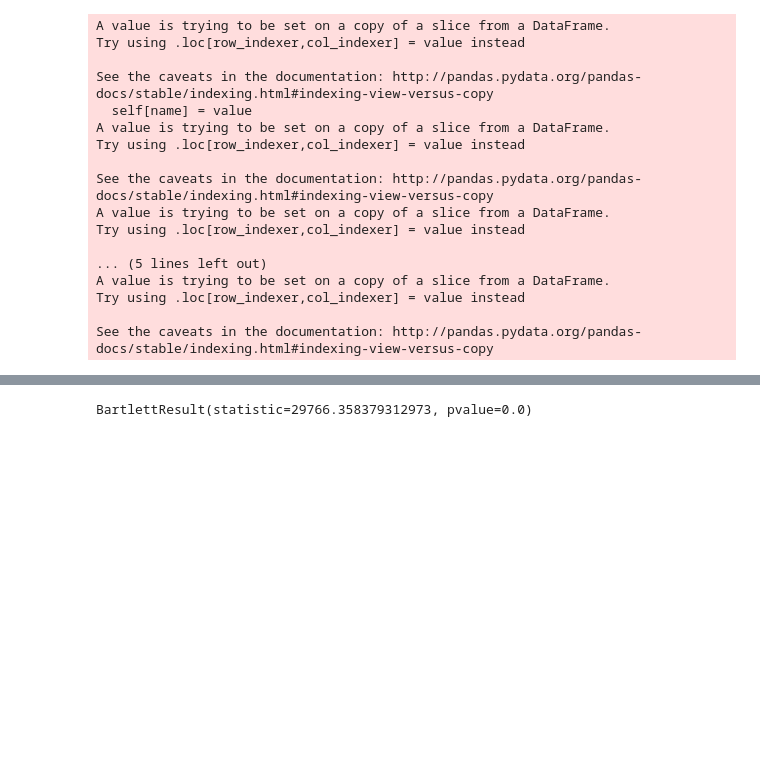
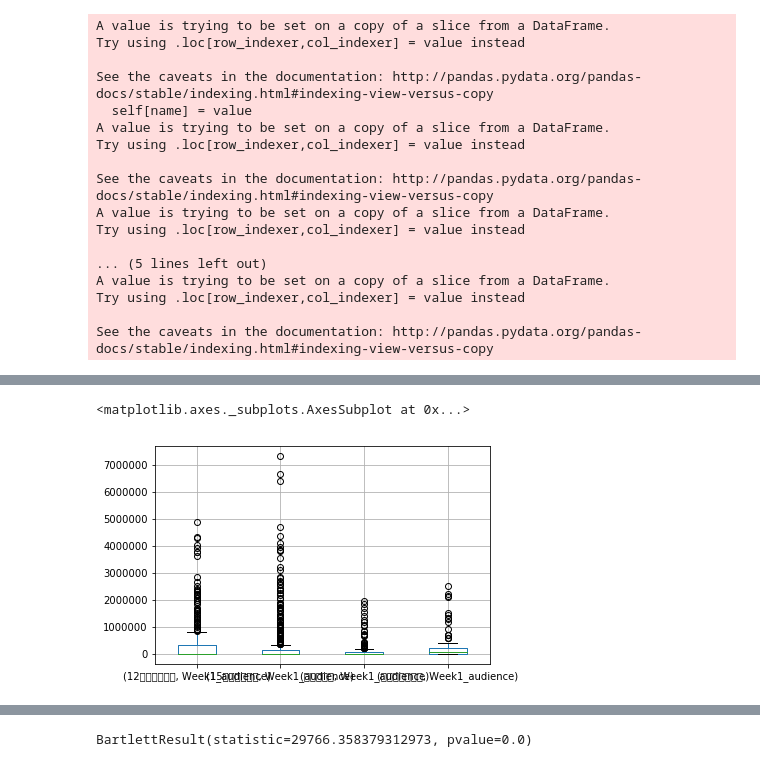
Before and after one commit to whwnsgml48/Movie_Prediction, a Jupyter notebook: movie_feature_extraction.ipynb, the cells around one changed output, grey strips where cells are left out. Cells and saved outputs as stored; diff of their text form; code cells hidden in the pictures; blank space fills up the shorter version.

```diff
--- a/movie_feature_extraction.ipynb
+++ b/movie_feature_extraction.ipynb
@@ -540,0 +552,6 @@ See the caveats in the documentation: http://pandas.pydata.org/pandas-docs/stabl
+# %%
+# Grade
+category_data[['Grade','Week1_audience']].groupby('Grade').boxplot(subplots = False)
+# %% [output]
+<matplotlib.axes._subplots.AxesSubplot at 0x...>
+[figure, added]
```
Also changed, not shown: parts of 18 cells of this notebook.
